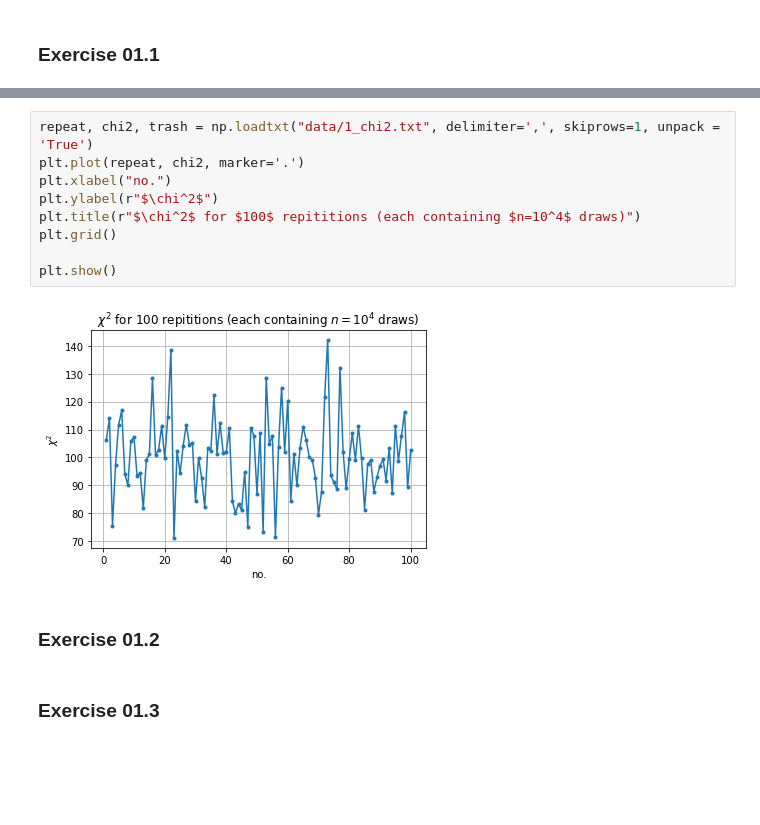
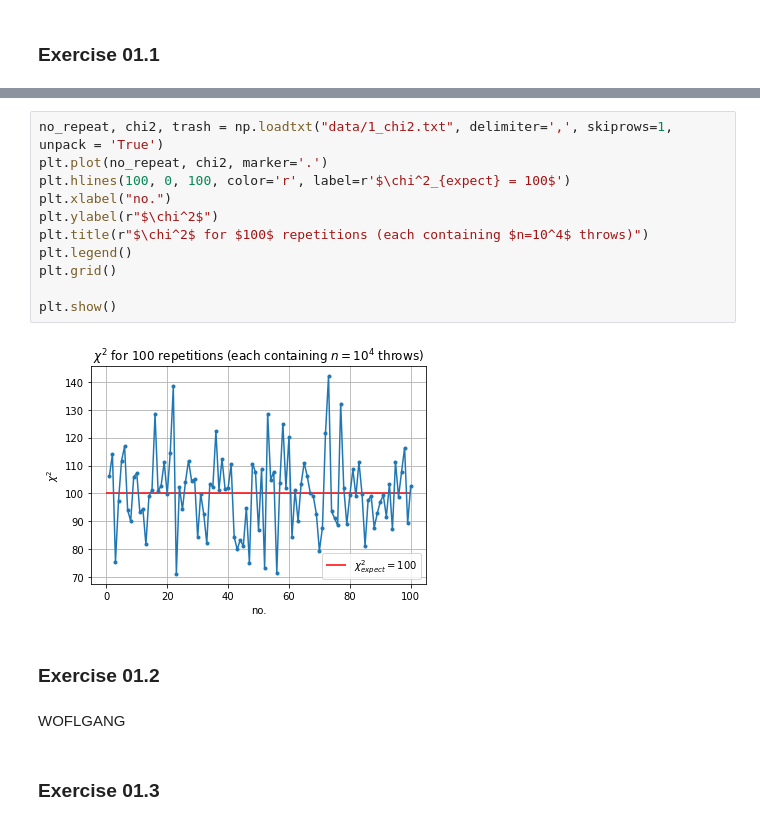
Before and after one commit to lukas-hermans/LSN_exercises, a Jupyter notebook: ex1/LSN_Exercises_01.ipynb, the cells around one changed output, grey strips where cells are left out. Drawn from its saved outputs; the diff is of its cells as text; blank space fills up the shorter version.

```diff
--- a/ex1/LSN_Exercises_01.ipynb
+++ b/ex1/LSN_Exercises_01.ipynb
@@ -47,15 +59,19 @@ From
 # %%
-repeat, chi2, trash = np.loadtxt("data/1_chi2.txt", delimiter=',', skiprows=1, unpack = 'True')
-plt.plot(repeat, chi2, marker='.')
+no_repeat, chi2, trash = np.loadtxt("data/1_chi2.txt", delimiter=',', skiprows=1, unpack = 'True')
+plt.plot(no_repeat, chi2, marker='.')
+plt.hlines(100, 0, 100, color='r', label=r'$\chi^2_{expect} = 100$')
 plt.xlabel("no.")
 plt.ylabel(r"$\chi^2$")
-plt.title(r"$\chi^2$ for $100$ repititions (each containing $n=10^4$ draws)")
+plt.title(r"$\chi^2$ for $100$ repetitions (each containing $n=10^4$ throws)")
+plt.legend()
 plt.grid()
 
 plt.show()
 # %% [output]
-[figure, old version]
+[figure, new version]
 # %% [markdown]
 ### Exercise 01.2
+# %% [markdown]
+WOFLGANG
 # %% [markdown]
 ### Exercise 01.3
```
Also changed, not shown: parts of 7 cells of this notebook, 15 other files.
